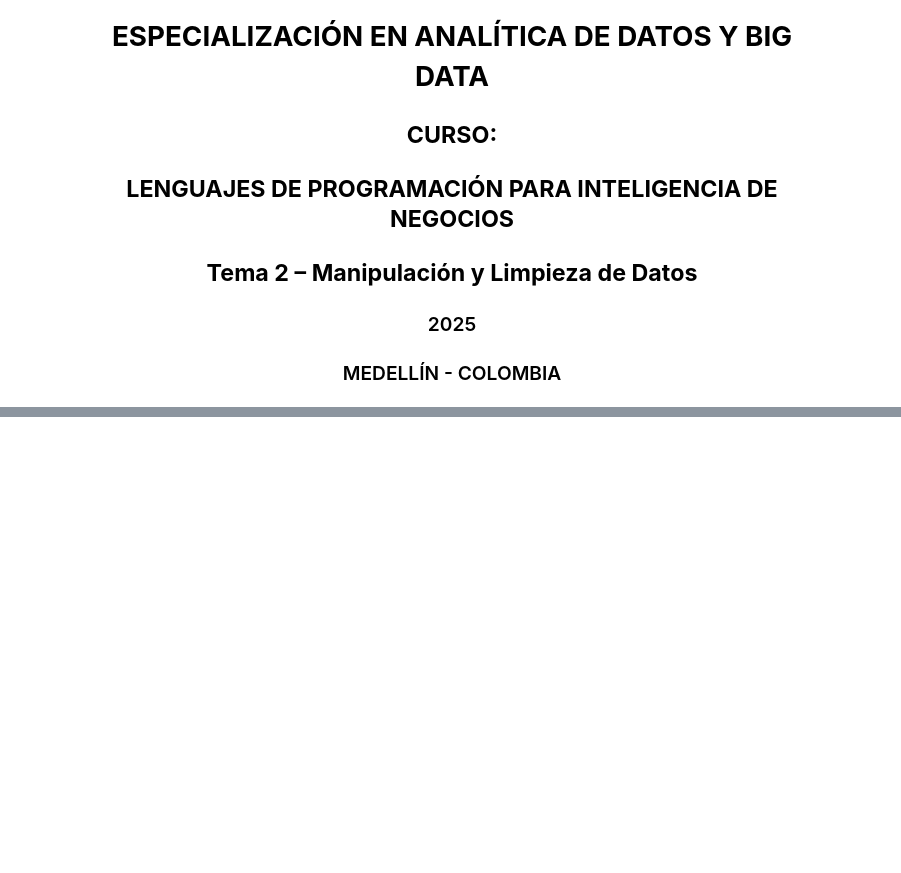
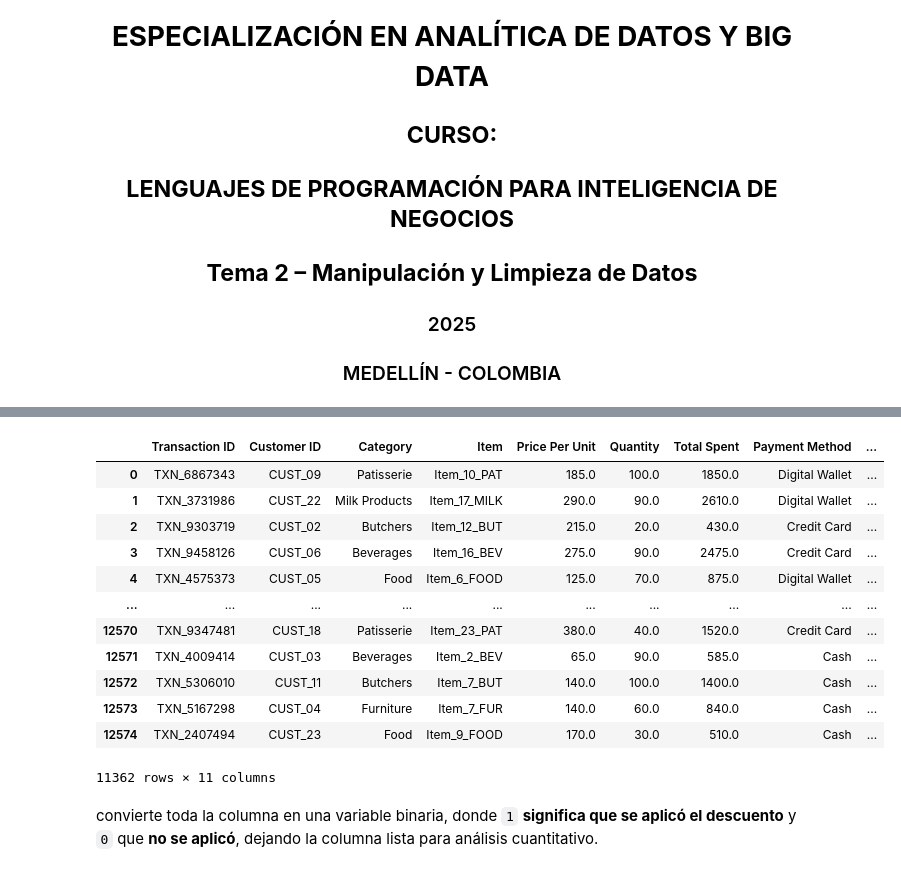
Before and after one commit to carlosalvarezh/imgs, a Jupyter notebook: Semana3.ipynb, the cells around one changed output, grey strips where cells are left out. Drawn from its saved outputs; the diff is of its cells as text; code cells hidden in the pictures; blank space fills up the shorter version.

```diff
--- a/Semana3.ipynb
+++ b/Semana3.ipynb
@@ -25,0 +427,5 @@
+# %%
+# Descarte de registros sin producto o sin valores de monto
+
+df = df.dropna(subset=["Item", "Price Per Unit", "Quantity", "Total Spent"])
+df.isna().sum()
@@ -25,0 +468,5 @@
+# %%
+# Imputación de descuento faltante
+
+df["Discount Applied"] = df["Discount Applied"].fillna("FALSO")
+df.isna().sum()
@@ -25,0 +522,5 @@
+# %%
+df["Discount Applied"] = df["Discount Applied"].map(
+    lambda x: 1 if str(x).upper()=="VERDADERO" else 0
+)
+df.info()
@@ -25,0 +551,18 @@
+# %%
+df
+# %% [output]
+|  | Transaction ID | Customer ID | Category | Item | Price Per Unit | Quantity | Total Spent | Payment Method | ... |
+| 0 | TXN_6867343 | CUST_09 | Patisserie | Item_10_PAT | 185.0 | 100.0 | 1850.0 | Digital Wallet | ... |
+| 1 | TXN_3731986 | CUST_22 | Milk Products | Item_17_MILK | 290.0 | 90.0 | 2610.0 | Digital Wallet | ... |
+| 2 | TXN_9303719 | CUST_02 | Butchers | Item_12_BUT | 215.0 | 20.0 | 430.0 | Credit Card | ... |
+| 3 | TXN_9458126 | CUST_06 | Beverages | Item_16_BEV | 275.0 | 90.0 | 2475.0 | Credit Card | ... |
+| 4 | TXN_4575373 | CUST_05 | Food | Item_6_FOOD | 125.0 | 70.0 | 875.0 | Digital Wallet | ... |
+| ... | ... | ... | ... | ... | ... | ... | ... | ... | ... |
+| 12570 | TXN_9347481 | CUST_18 | Patisserie | Item_23_PAT | 380.0 | 40.0 | 1520.0 | Credit Card | ... |
+| 12571 | TXN_4009414 | CUST_03 | Beverages | Item_2_BEV | 65.0 | 90.0 | 585.0 | Cash | ... |
+| 12572 | TXN_5306010 | CUST_11 | Butchers | Item_7_BUT | 140.0 | 100.0 | 1400.0 | Cash | ... |
+| 12573 | TXN_5167298 | CUST_04 | Furniture | Item_7_FUR | 140.0 | 60.0 | 840.0 | Cash | ... |
+| 12574 | TXN_2407494 | CUST_23 | Food | Item_9_FOOD | 170.0 | 30.0 | 510.0 | Cash | ... |
+11362 rows × 11 columns
+# %% [markdown]
+convierte toda la columna en una variable binaria, donde `1` **significa que se aplicó el descuento** y `0` que **no se aplicó**, dejando la columna lista para análisis cuantitativo.
```
Also changed, not shown: parts of 112 cells of this notebook.
